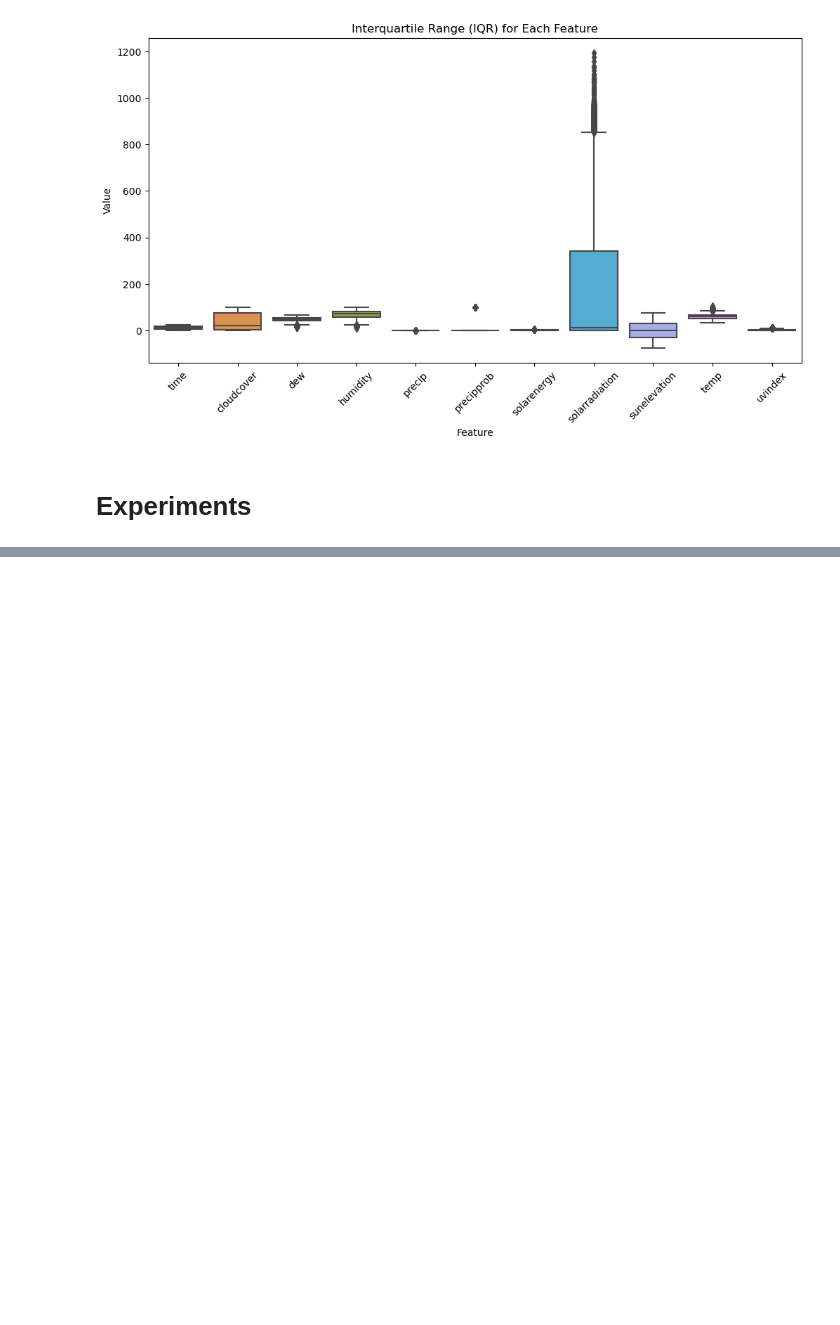
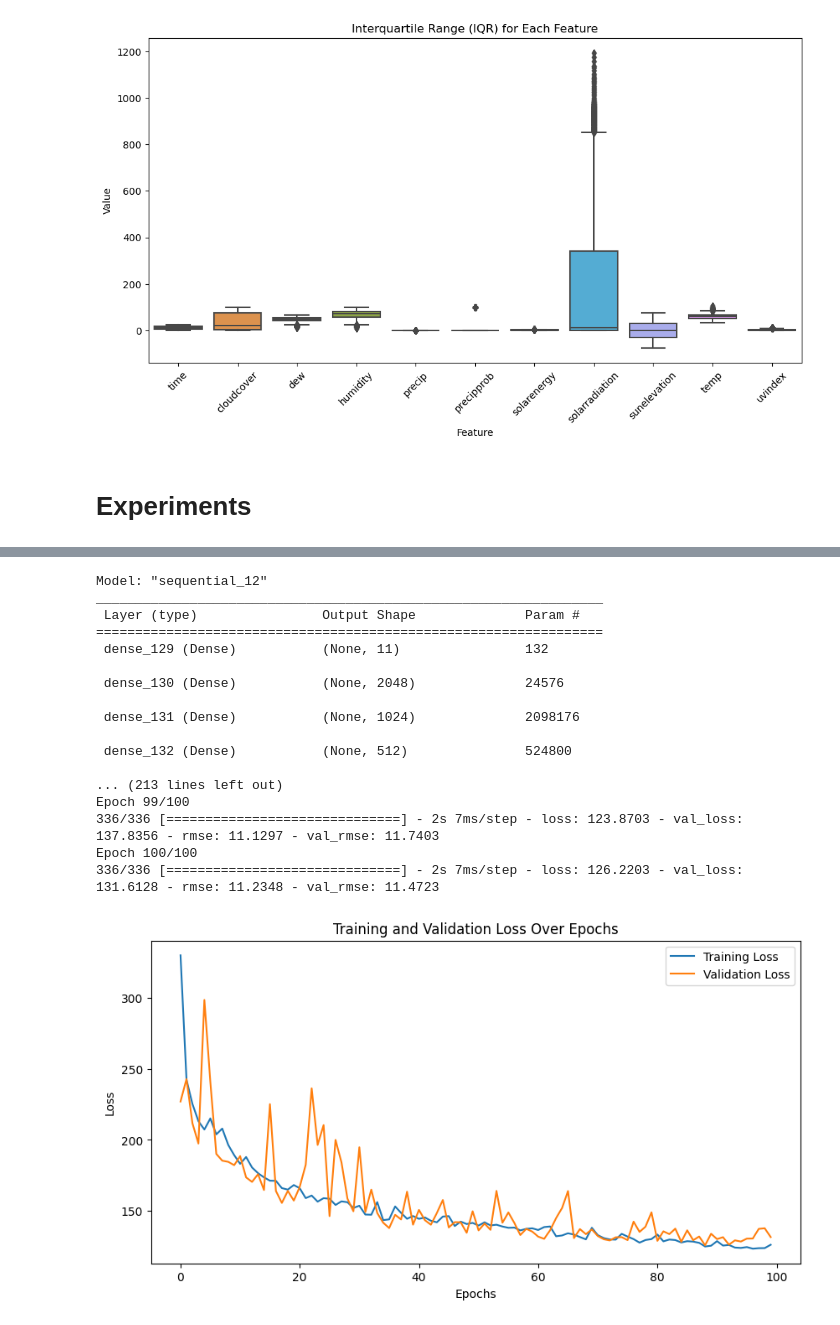
Before and after one commit to uppercaseVar/ECS171-Project, a Jupyter notebook: Project-2.ipynb, the cells around one changed output, grey strips where cells are left out. Cells and saved outputs as stored; diff of their text form; code cells hidden in the pictures; blank space fills up the shorter version.

```diff
--- a/Project-2.ipynb
+++ b/Project-2.ipynb
@@ -1071,0 +1122,39 @@ plt.show()
+# %%
+# Run the DNN function
+hidden_layers = [
+  [2048, 'sigmoid'],
+  [1024, 'relu'],
+  [512, 'relu'],
+  [256, 'relu'],
+  [128, 'relu'],
+  [64, 'relu'],
+  [32, 'relu'],
+  [16, 'relu']
+]
+
+largenet = 0
+
+largenet.model, largenet.mse, largenet.r2, largenet.total_error, largenet.y_test, largenet.y_pred = DNN(solar_data, 'whProduced', 0.25, hidden_layers, 'mae', None, 100, 32)
+
+largenet.mae = mean_absolute_error(y_test, y_pred)
+print("MAE = ", largenet.mae)
+# MAE =
+# %% [output]
+Model: "sequential_12"
+_________________________________________________________________
+ Layer (type)                Output Shape              Param #
+=================================================================
+ dense_129 (Dense)           (None, 11)                132
+
+ dense_130 (Dense)           (None, 2048)              24576
+
+ dense_131 (Dense)           (None, 1024)              2098176
+
+ dense_132 (Dense)           (None, 512)               524800
+
+... (213 lines left out)
+Epoch 99/100
+336/336 [==============================] - 2s 7ms/step - loss: 123.8703 - val_loss: 137.8356 - rmse: 11.1297 - val_rmse: 11.7403
+Epoch 100/100
+336/336 [==============================] - 2s 7ms/step - loss: 126.2203 - val_loss: 131.6128 - rmse: 11.2348 - val_rmse: 11.4723
+[figure, added]
```
Also changed, not shown: parts of 10 cells of this notebook, 1 other file.
